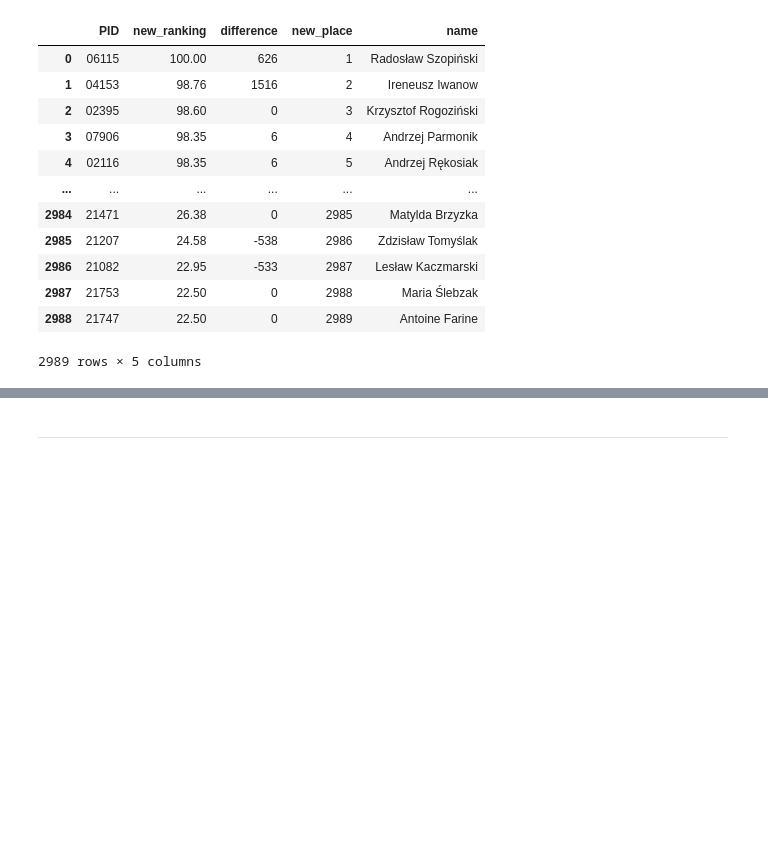
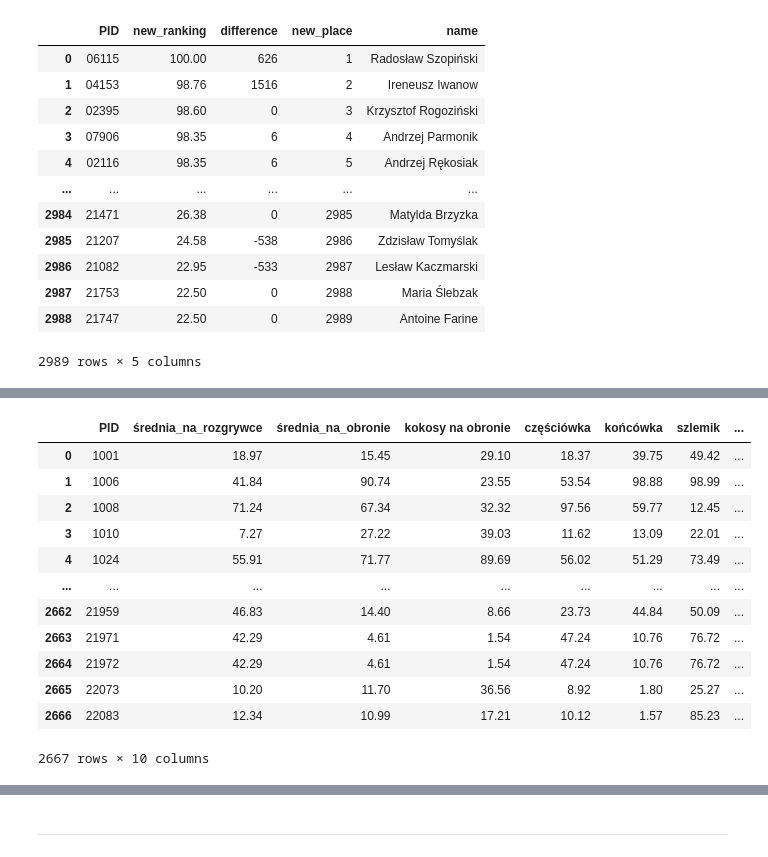
Before and after one commit to pokonek/BridgeApp, a Jupyter notebook: Final_version/Main_dfs/Bridge app- data processing.ipynb, the cells around one changed output, grey strips where cells are left out. Saved outputs shown, nothing was run; the diff lists cells and outputs as text; code cells hidden in the pictures; blank space fills up the shorter version.

```diff
--- a/Final_version/Main_dfs/Bridge app- data processing.ipynb
+++ b/Final_version/Main_dfs/Bridge app- data processing.ipynb
@@ -442,3 +442,6 @@ final_ranking
 # %%
 final_ranking.to_csv("final_ranking.csv",index=False)
 new_ranking_20.to_csv("new_ranking_20.csv",index=False)
+# %%
+final_ranking=pd.read_csv("final_ranking.csv",index_col=False)
+stats_to_website=pd.read_csv("stats_to_website.csv",index_col=False)
@@ -444,0 +468,16 @@ new_ranking_20.to_csv("new_ranking_20.csv",index=False)
+# %%
+stats_to_website
+# %% [output]
+|  | PID | średnia_na_rozgrywce | średnia_na_obronie | kokosy na obronie | częściówka | końcówka | szlemik | ... |
+| 0 | 1001 | 18.97 | 15.45 | 29.10 | 18.37 | 39.75 | 49.42 | ... |
+| 1 | 1006 | 41.84 | 90.74 | 23.55 | 53.54 | 98.88 | 98.99 | ... |
+| 2 | 1008 | 71.24 | 67.34 | 32.32 | 97.56 | 59.77 | 12.45 | ... |
+| 3 | 1010 | 7.27 | 27.22 | 39.03 | 11.62 | 13.09 | 22.01 | ... |
+| 4 | 1024 | 55.91 | 71.77 | 89.69 | 56.02 | 51.29 | 73.49 | ... |
+| ... | ... | ... | ... | ... | ... | ... | ... | ... |
+| 2662 | 21959 | 46.83 | 14.40 | 8.66 | 23.73 | 44.84 | 50.09 | ... |
+| 2663 | 21971 | 42.29 | 4.61 | 1.54 | 47.24 | 10.76 | 76.72 | ... |
+| 2664 | 21972 | 42.29 | 4.61 | 1.54 | 47.24 | 10.76 | 76.72 | ... |
+| 2665 | 22073 | 10.20 | 11.70 | 36.56 | 8.92 | 1.80 | 25.27 | ... |
+| 2666 | 22083 | 12.34 | 10.99 | 17.21 | 10.12 | 1.57 | 85.23 | ... |
+2667 rows × 10 columns
```
Also changed, not shown: parts of 2 cells of this notebook, 1 other file.
